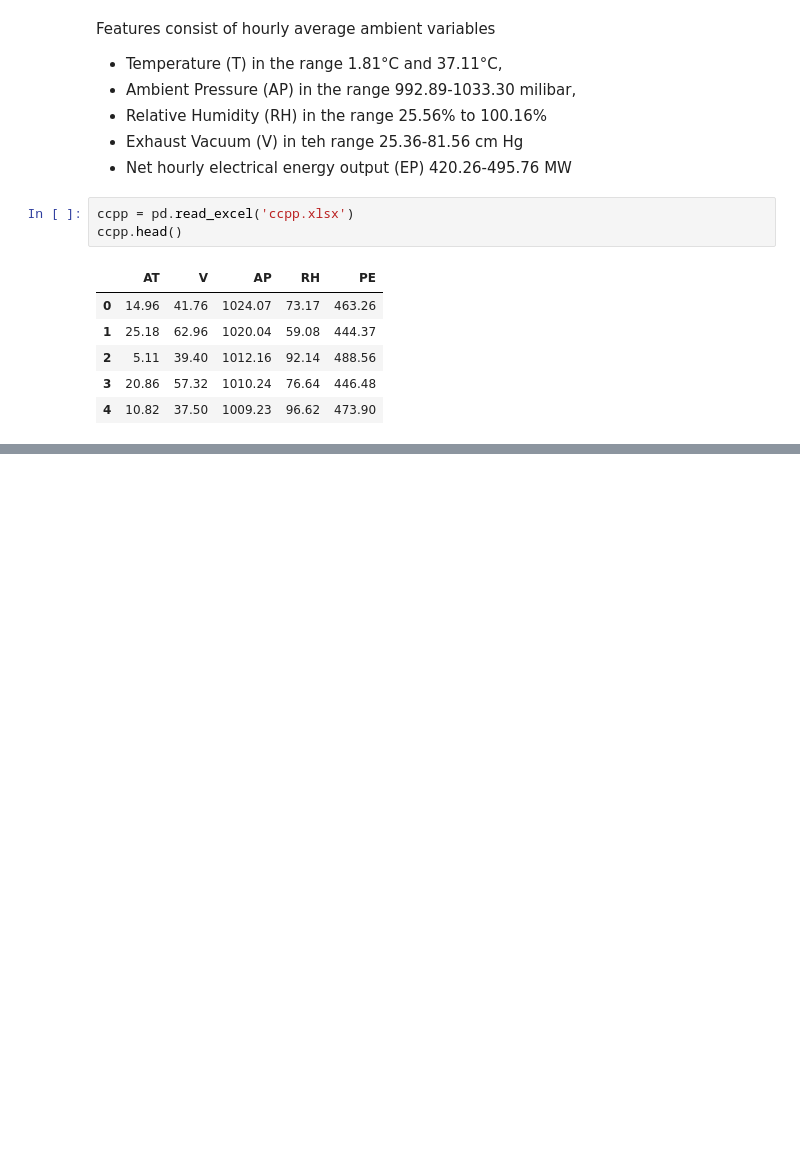
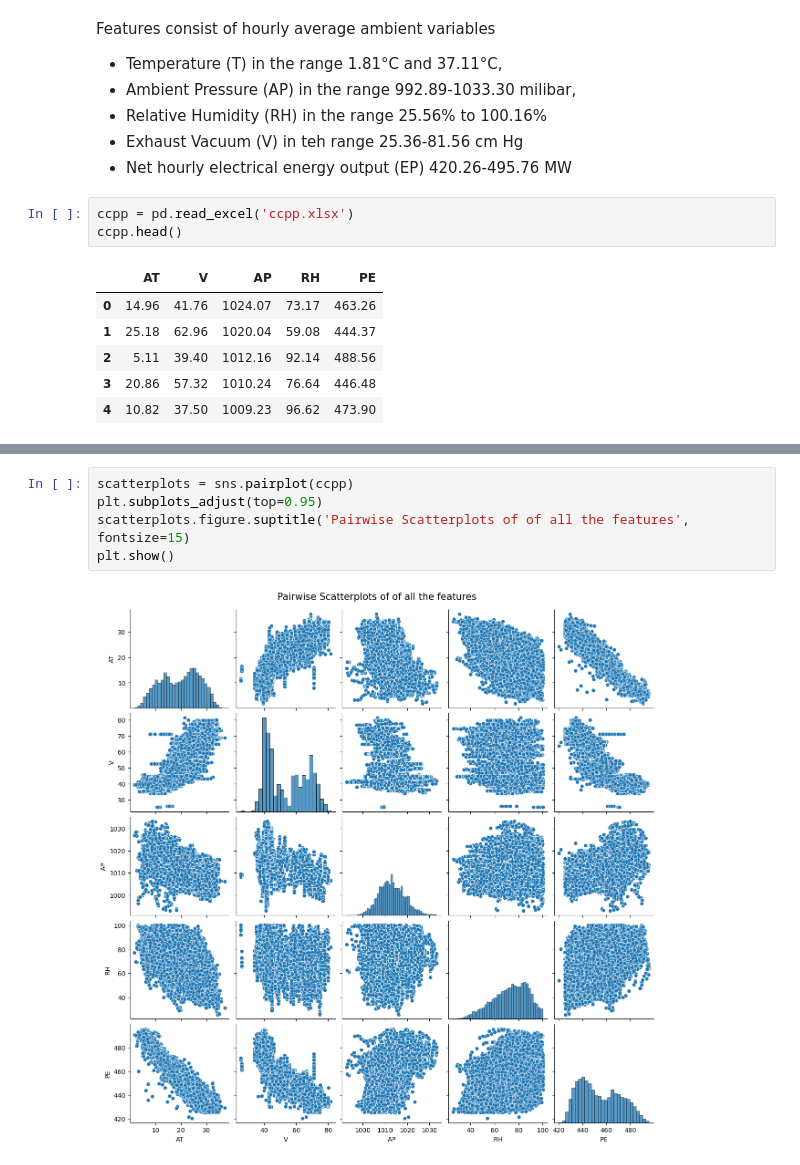
Before and after one commit to gsankarvg/Pattern-Rec---LC1, a Jupyter notebook: q7.ipynb, the cells around one changed output, grey strips where cells are left out. Saved outputs shown, nothing was run; the diff lists cells and outputs as text; blank space fills up the shorter version.

```diff
--- a/q7.ipynb
+++ b/q7.ipynb
@@ -19,0 +60,7 @@ ccpp.head()
+# %%
+scatterplots = sns.pairplot(ccpp)
+plt.subplots_adjust(top=0.95)
+scatterplots.figure.suptitle('Pairwise Scatterplots of of all the features', fontsize=15)
+plt.show()
+# %% [output]
+[figure, added]
```
Also changed, not shown: parts of 21 cells of this notebook, 5 other files.
